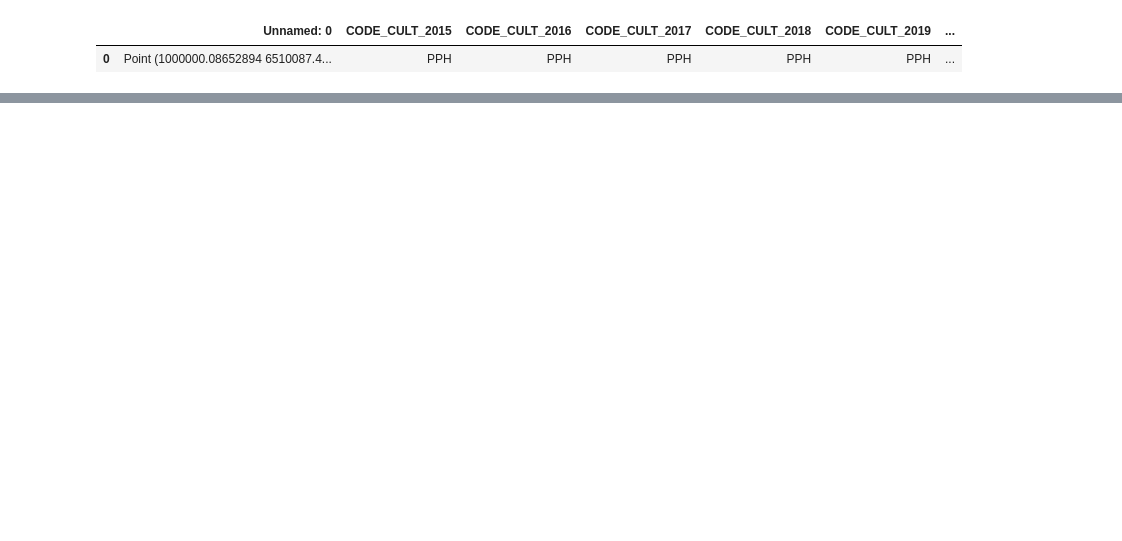
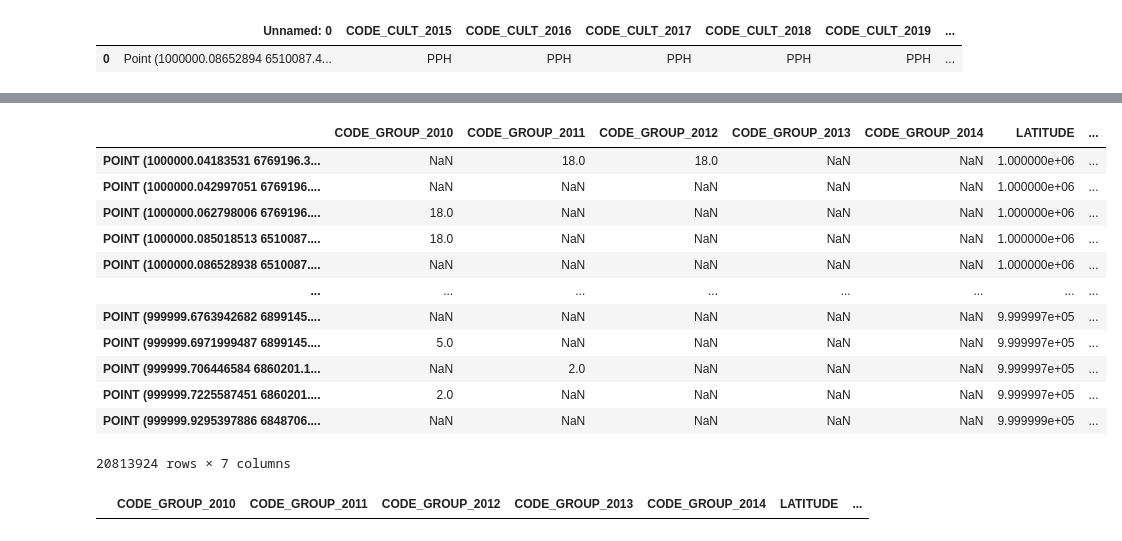
Before and after one commit to Kubik91/hac_9_03, a Jupyter notebook: DVHB.ipynb, the cells around one changed output, grey strips where cells are left out. Drawn from its saved outputs; the diff is of its cells as text; code cells hidden in the pictures; blank space fills up the shorter version.

```diff
--- a/DVHB.ipynb
+++ b/DVHB.ipynb
@@ -421,0 +516,22 @@ r_df.to_csv('predict.csv', index=False)
+# %%
+grouped_df_train_cult = pd.read_csv("dvhb_data/train/grouped_train_cult_full.csv", index_col=0)
+# %%
+grouped_df_train_cult
+# %% [output]
+|  | CODE_GROUP_2010 | CODE_GROUP_2011 | CODE_GROUP_2012 | CODE_GROUP_2013 | CODE_GROUP_2014 | LATITUDE | ... |
+| POINT (1000000.04183531 6769196.3... | NaN | 18.0 | 18.0 | NaN | NaN | 1.000000e+06 | ... |
+| POINT (1000000.042997051 6769196.... | NaN | NaN | NaN | NaN | NaN | 1.000000e+06 | ... |
+| POINT (1000000.062798006 6769196.... | 18.0 | NaN | NaN | NaN | NaN | 1.000000e+06 | ... |
+| POINT (1000000.085018513 6510087.... | 18.0 | NaN | NaN | NaN | NaN | 1.000000e+06 | ... |
+| POINT (1000000.086528938 6510087.... | NaN | NaN | NaN | NaN | NaN | 1.000000e+06 | ... |
+| ... | ... | ... | ... | ... | ... | ... | ... |
+| POINT (999999.6763942682 6899145.... | NaN | NaN | NaN | NaN | NaN | 9.999997e+05 | ... |
+| POINT (999999.6971999487 6899145.... | 5.0 | NaN | NaN | NaN | NaN | 9.999997e+05 | ... |
+| POINT (999999.706446584 6860201.1... | NaN | 2.0 | NaN | NaN | NaN | 9.999997e+05 | ... |
+| POINT (999999.7225587451 6860201.... | 2.0 | NaN | NaN | NaN | NaN | 9.999997e+05 | ... |
+| POINT (999999.9295397886 6848706.... | NaN | NaN | NaN | NaN | NaN | 9.999999e+05 | ... |
+20813924 rows × 7 columns
+# %%
+grouped_df_train_cult[~grouped_df_train_cult.isnull().T.any()]
+# %% [output]
+|  | CODE_GROUP_2010 | CODE_GROUP_2011 | CODE_GROUP_2012 | CODE_GROUP_2013 | CODE_GROUP_2014 | LATITUDE | ... |
```
Also changed, not shown: parts of 22 cells of this notebook.
